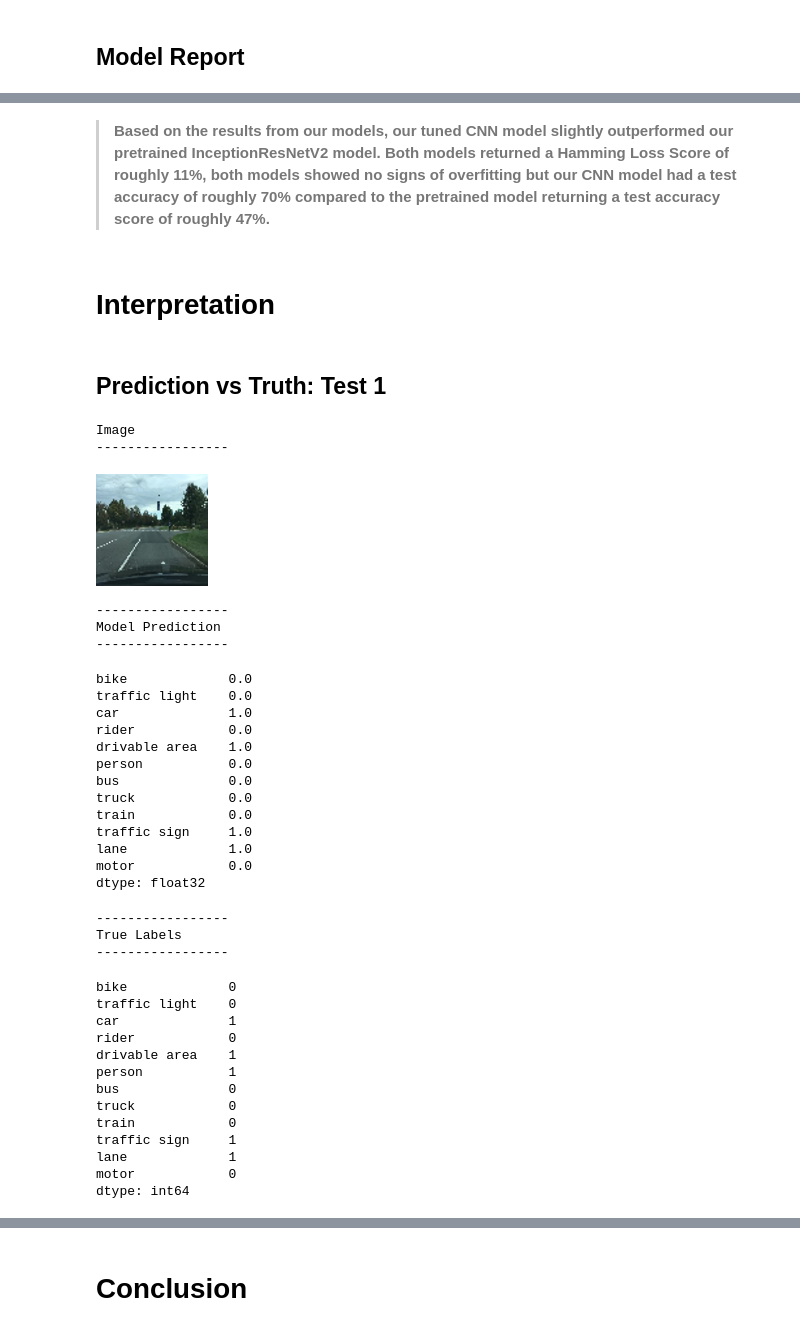
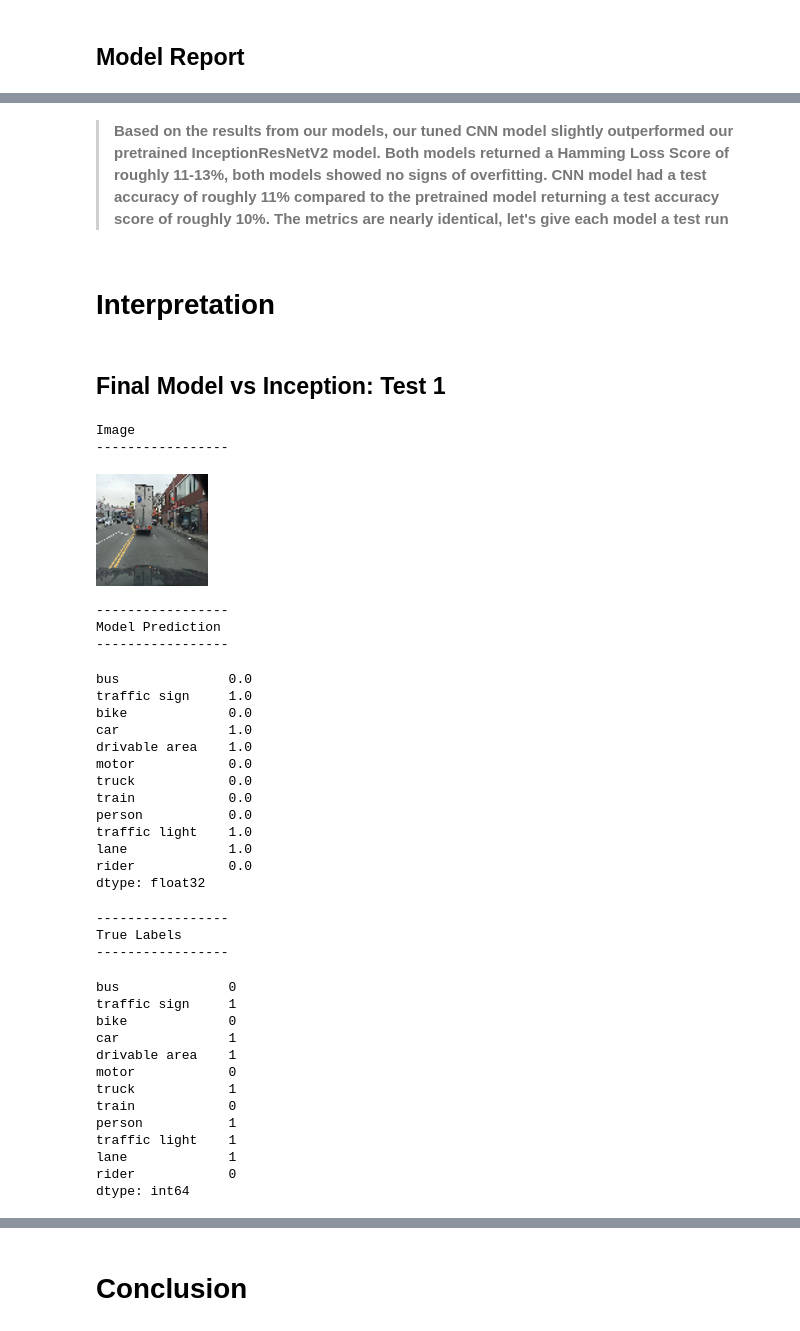
Before and after one commit to hpatel530/Image-Classification-for-Autonomous-Vehicles-, a Jupyter notebook: ImageClassification.ipynb, the cells around one changed output, grey strips where cells are left out. Drawn from its saved outputs; the diff is of its cells as text; code cells hidden in the pictures.

```diff
--- a/ImageClassification.ipynb
+++ b/ImageClassification.ipynb
@@ -2012,45 +2007,45 @@ ACCURACY:  0.8683394193649292
 # %% [markdown]
->**Based on the results from our models, our tuned CNN model slightly outperformed our pretrained InceptionResNetV2 model. Both models returned a Hamming Loss Score of roughly 11%, both models showed no signs of overfitting but our CNN model had a test accuracy of roughly 70% compared to the pretrained model returning a test accuracy score of roughly 47%.**
+>**Based on the results from our models, our tuned CNN model slightly outperformed our pretrained InceptionResNetV2 model. Both models returned a Hamming Loss Score of roughly 11-13%, both models showed no signs of overfitting.  CNN model had a test accuracy of roughly 11% compared to the pretrained model returning a test accuracy score of roughly 10%. The metrics are nearly identical, let's give each model a test run**
 # %% [markdown]
 # Interpretation
 # %% [markdown]
-## Prediction vs Truth: Test 1
+## Final Model vs Inception: Test 1
 # %%
 #processing image through final model, comparing prediction vs true labels
-pred_vs_true(600,final_model)
+pred_vs_true(11234,final_model)
 # %% [output]
 Image
 -----------------
-[figure, old version]
+[figure, new version]
 -----------------
 Model Prediction
 -----------------
+bus              0.0
+traffic sign     1.0
 bike             0.0
-traffic light    0.0
 car              1.0
-rider            0.0
 drivable area    1.0
-person           0.0
-bus              0.0
+motor            0.0
 truck            0.0
 train            0.0
-traffic sign     1.0
+person           0.0
+traffic light    1.0
 lane             1.0
-motor            0.0
+rider            0.0
 dtype: float32
 -----------------
 True Labels
 -----------------
+bus              0
+traffic sign     1
 bike             0
-traffic light    0
 car              1
+drivable area    1
+motor            0
+truck            1
+train            0
+person           1
+traffic light    1
+lane             1
 rider            0
-drivable area    1
-person           1
-bus              0
-truck            0
-train            0
-traffic sign     1
-lane             1
-motor            0
 dtype: int64
```
Also changed, not shown: parts of 63 cells of this notebook.
